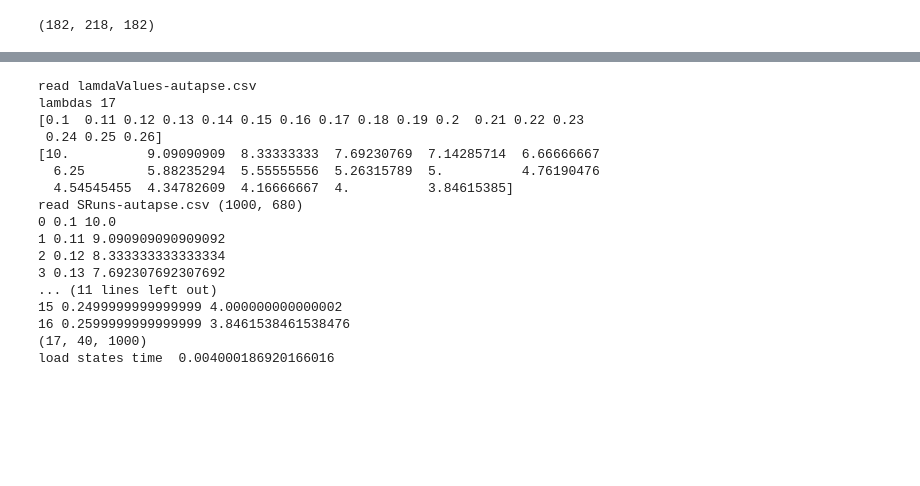
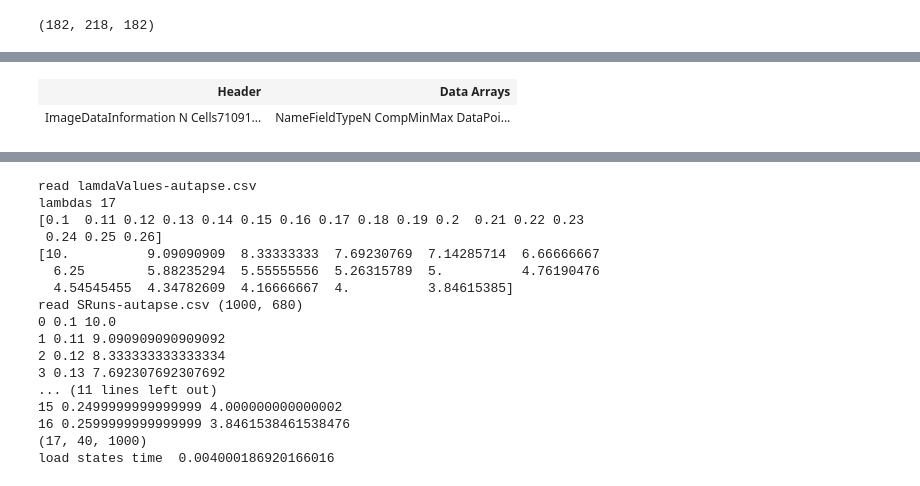
Before and after one commit to ggosti/3Dconnectome, a Jupyter notebook: Plot3D.ipynb, the cells around one changed output, grey strips where cells are left out. Cells and saved outputs as stored; diff of their text form; code cells hidden in the pictures; blank space fills up the shorter version.

```diff
--- a/Plot3D.ipynb
+++ b/Plot3D.ipynb
@@ -192,3 +214,8 @@ Widget(value='<iframe src="http://localhost:37721/index.html?ui=P_0x7f922c779ac0
+# %%
+points_volume
+# %% [output]
+| Header | Data Arrays |
+| ImageDataInformation N Cells71091... | NameFieldTypeN CompMinMax DataPoi... |
 # %%
 cells_volume = points_volume.points_to_cells()
 cells_thresh = cells_volume.threshold(1)
```
Also changed, not shown: parts of 22 cells of this notebook.
